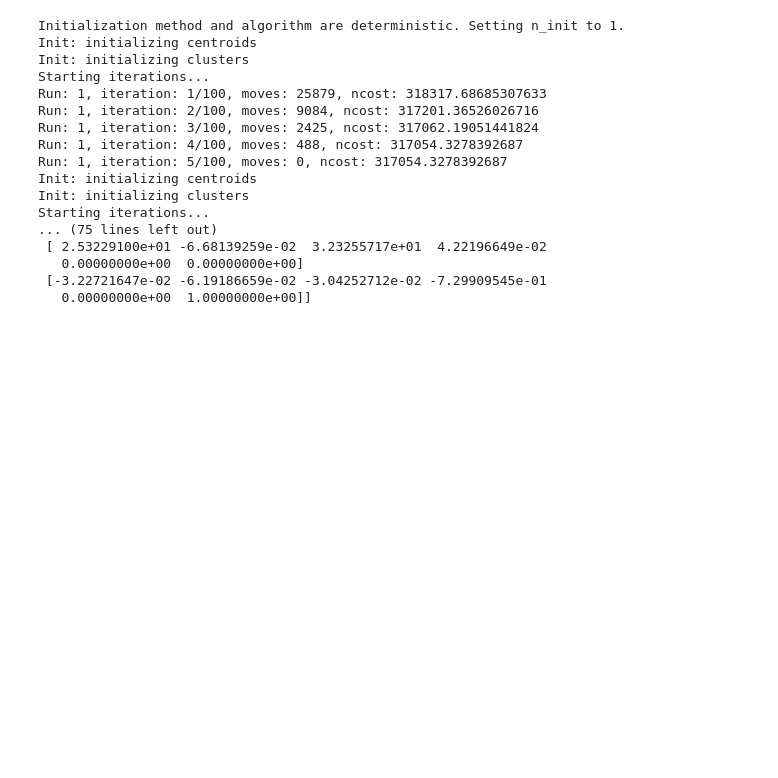
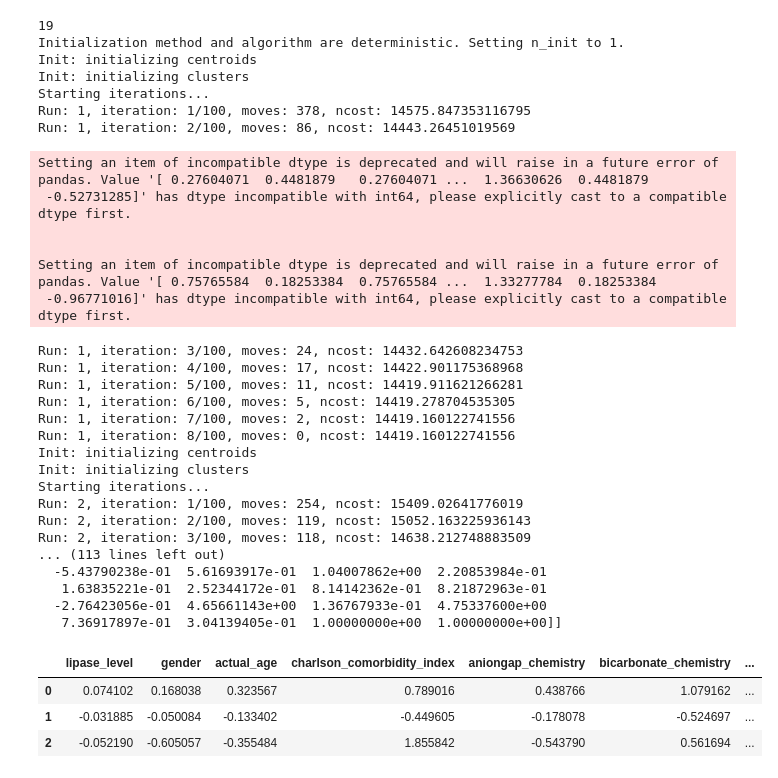
Before and after one commit to NanSang2000/COMP90089_MLAH, a Jupyter notebook: clustering.ipynb, the cells around one changed output. Cells and saved outputs as stored; diff of their text form; code cells hidden in the pictures; blank space fills up the shorter version.

```diff
--- a/clustering.ipynb
+++ b/clustering.ipynb
@@ -31,47 +41,81 @@ import pandas as pd
 from kmodes.kprototypes import KPrototypes
 from sklearn.preprocessing import StandardScaler
 # Select features for clustering
-features = ['lipase_level', 'crp_level', 'amylase_level', 'age', 'gender', 'is_confirmed_ap']
+features = ['lipase_level', 'gender', 'actual_age',
+       'charlson_comorbidity_index', 'aniongap_chemistry',
+       'bicarbonate_chemistry', 'bun_chemistry', 'calcium_chemistry',
+       'chloride_chemistry', 'glucose_chemistry', 'sodium_chemistry',
+       'potassium_chemistry', 'bilirubin_total_enzyme', 'amylase_enzyme',
+       'alt_enzyme', 'alp_enzyme', 'ast_enzyme', 'creatinine_albumin_ratio',
+       'wbc','severity']
 
 # Extract the feature data
 X = df[features]
 
 # Identify categorical features
-categorical_features = ['gender', 'is_confirmed_ap']
-numerical_features = ['lipase_level', 'crp_level', 'amylase_level', 'age']
+categorical_features = ['gender', 'severity']
+numerical_features = ['lipase_level',  'actual_age',
+       'charlson_comorbidity_index', 'aniongap_chemistry',
+       'bicarbonate_chemistry', 'bun_chemistry', 'calcium_chemistry',
+       'chloride_chemistry', 'glucose_chemistry', 'sodium_chemistry',
+       'potassium_chemistry', 'bilirubin_total_enzyme', 'amylase_enzyme',
+       'alt_enzyme', 'alp_enzyme', 'ast_enzyme', 'creatinine_albumin_ratio',
+       'wbc']
+print(X.columns.get_loc('severity'))
 categorical_indices = [X.columns.get_loc(col) for col in categorical_features]
 
 # Standardize numerical features
 scaler = StandardScaler()
 X.iloc[:, ~X.columns.isin(categorical_features)] = scaler.fit_transform(X.iloc[:, ~X.columns.isin(categorical_features)])
 
 # Initialize the K-Prototypes model
 kproto = KPrototypes(n_clusters=3, init='Cao', verbose=2)
 
 # Fit the model to the data
 clusters = kproto.fit_predict(X, categorical=categorical_indices)
 
 # Add the cluster assignments to the original DataFrame
 df['cluster'] = clusters
 
 # View the cluster centroids
 cluster_centers = kproto.cluster_centroids_
 print(cluster_centers)
+
+# Create a DataFrame for the centroids
+centroids = pd.DataFrame(cluster_centers, columns=features)
+centroids
 # %% [output]
+19
 Initialization method and algorithm are deterministic. Setting n_init to 1.
 Init: initializing centroids
 Init: initializing clusters
 Starting iterations...
-Run: 1, iteration: 1/100, moves: 25879, ncost: 318317.68685307633
-Run: 1, iteration: 2/100, moves: 9084, ncost: 317201.36526026716
-Run: 1, iteration: 3/100, moves: 2425, ncost: 317062.19051441824
-Run: 1, iteration: 4/100, moves: 488, ncost: 317054.3278392687
-Run: 1, iteration: 5/100, moves: 0, ncost: 317054.3278392687
-Init: initializing centroids
-Init: initializing clusters
-Starting iterations...
-... (75 lines left out)
- [ 2.53229100e+01 -6.68139259e-02  3.23255717e+01  4.22196649e-02
-   0.00000000e+00  0.00000000e+00]
- [-3.22721647e-02 -6.19186659e-02 -3.04252712e-02 -7.29909545e-01
-   0.00000000e+00  1.00000000e+00]]
+Run: 1, iteration: 1/100, moves: 378, ncost: 14575.847353116795
+Run: 1, iteration: 2/100, moves: 86, ncost: 14443.26451019569
+Setting an item of incompatible dtype is deprecated and will raise in a future error of pandas. Value '[ 0.27604071  0.4481879   0.27604071 ...  1.36630626  0.4481879
+ -0.52731285]' has dtype incompatible with int64, please explicitly cast to a compatible dtype first.
+
+
+Setting an item of incompatible dtype is deprecated and will raise in a future error of pandas. Value '[ 0.75765584  0.18253384  0.75765584 ...  1.33277784  0.18253384
+ -0.96771016]' has dtype incompatible with int64, please explicitly cast to a compatible dtype first.
+Run: 1, iteration: 3/100, moves: 24, ncost: 14432.642608234753
+Run: 1, iteration: 4/100, moves: 17, ncost: 14422.901175368968
+Run: 1, iteration: 5/100, moves: 11, ncost: 14419.911621266281
+Run: 1, iteration: 6/100, moves: 5, ncost: 14419.278704535305
+Run: 1, iteration: 7/100, moves: 2, ncost: 14419.160122741556
+Run: 1, iteration: 8/100, moves: 0, ncost: 14419.160122741556
+Init: initializing centroids
+Init: initializing clusters
+Starting iterations...
+Run: 2, iteration: 1/100, moves: 254, ncost: 15409.02641776019
+Run: 2, iteration: 2/100, moves: 119, ncost: 15052.163225936143
+Run: 2, iteration: 3/100, moves: 118, ncost: 14638.212748883509
+... (113 lines left out)
+  -5.43790238e-01  5.61693917e-01  1.04007862e+00  2.20853984e-01
+   1.63835221e-01  2.52344172e-01  8.14142362e-01  8.21872963e-01
+  -2.76423056e-01  4.65661143e+00  1.36767933e-01  4.75337600e+00
+   7.36917897e-01  3.04139405e-01  1.00000000e+00  1.00000000e+00]]
+|  | lipase_level | gender | actual_age | charlson_comorbidity_index | aniongap_chemistry | bicarbonate_chemistry | ... |
+| 0 | 0.074102 | 0.168038 | 0.323567 | 0.789016 | 0.438766 | 1.079162 | ... |
+| 1 | -0.031885 | -0.050084 | -0.133402 | -0.449605 | -0.178078 | -0.524697 | ... |
+| 2 | -0.052190 | -0.605057 | -0.355484 | 1.855842 | -0.543790 | 0.561694 | ... |
```
Also changed, not shown: parts of 7 cells of this notebook, 5 other files.
